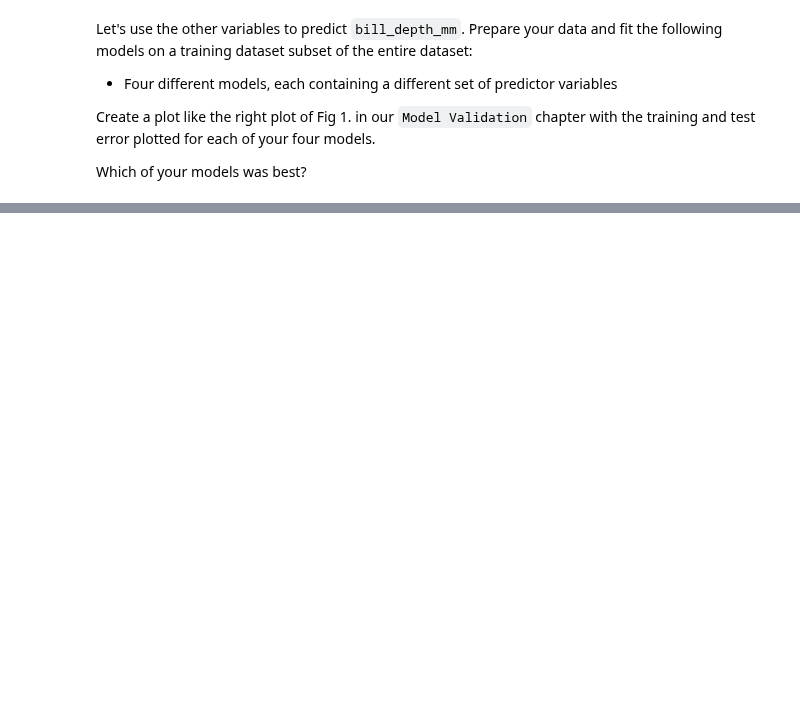
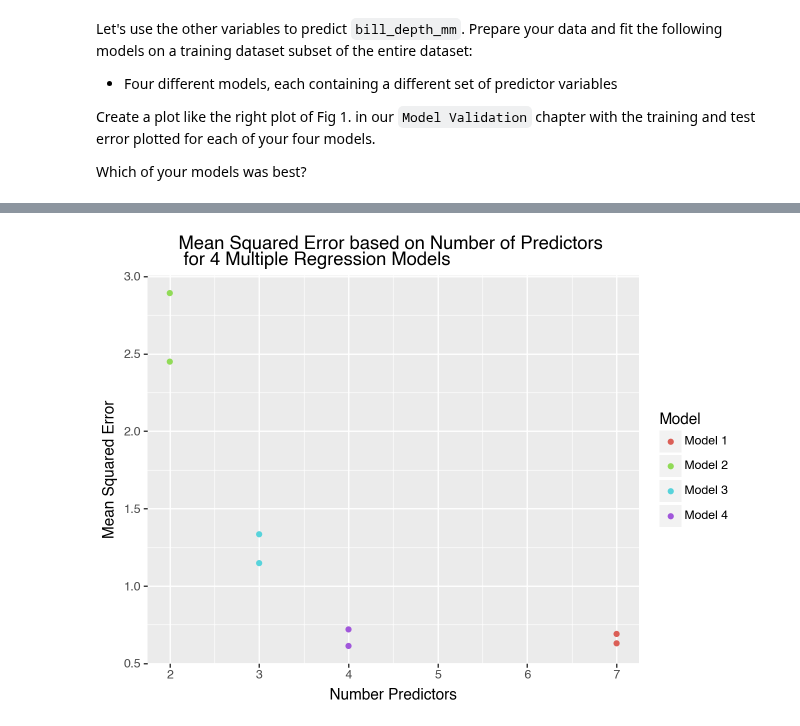
Before and after one commit to wkapner/GSB_544, a Jupyter notebook: Practice_Activities/Practice_Activity_Multiple_Linear_Regression_and_Evaluation.ipynb, the cells around one changed output, grey strips where cells are left out. Drawn from its saved outputs; the diff is of its cells as text; code cells hidden in the pictures; blank space fills up the shorter version.

```diff
--- a/Practice_Activities/Practice_Activity_Multiple_Linear_Regression_and_Evaluation.ipynb
+++ b/Practice_Activities/Practice_Activity_Multiple_Linear_Regression_and_Evaluation.ipynb
@@ -43,0 +34,25 @@ penguins.head()
+# %%
+# Code Here
+from sklearn.compose import ColumnTransformer
+
+penguins = load_penguins()
+penguins.dropna(inplace=True)
+
+ct = ColumnTransformer(
+  [
+    ("dummify", OneHotEncoder(sparse_output = False), ["sex","island","species"]),
+    ("standardize", StandardScaler(), ["bill_length_mm",  "flipper_length_mm", "body_mass_g"])
+  ],
+  remainder = "drop"
+)
+
+
+lr_pipeline = Pipeline(
+  [("preprocessing", ct),
+  ("linear_regression", LinearRegression())]
+)
+
+lr_pipeline
+
+
+penguins.head()
@@ -62,0 +203,5 @@ y = penguins['bill_depth_mm']
+# %%
+#Getting the correct structure
+
+table1 = pd.melt(table, id_vars=['Model','Number Predictors'], value_vars=['RMSE Train', 'RMSE Test'], var_name='Type', value_name='Error')
+table1
@@ -62,0 +218,9 @@ y = penguins['bill_depth_mm']
+# %%
+#Graphing
+(pt.ggplot(table1, pt.aes(x='Number Predictors',y='Error',color = 'Model'))
+ + pt.geom_point()
+ + pt.labs(title = "Mean Squared Error based on Number of Predictors \n for 4 Multiple Regression Models",
+           y='Mean Squared Error')
+ )
+# %% [output]
+[figure, added]
```
Also changed, not shown: parts of 8 cells of this notebook, 3 other files.
